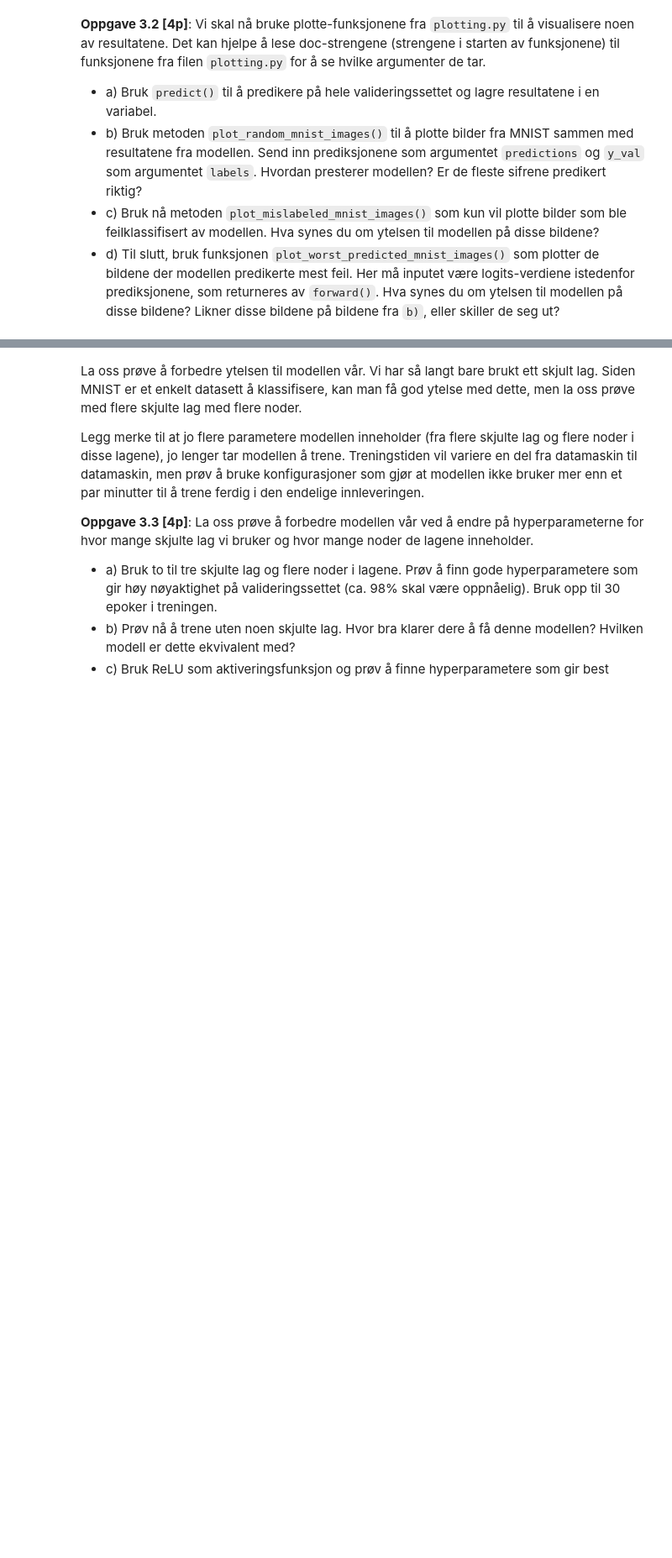
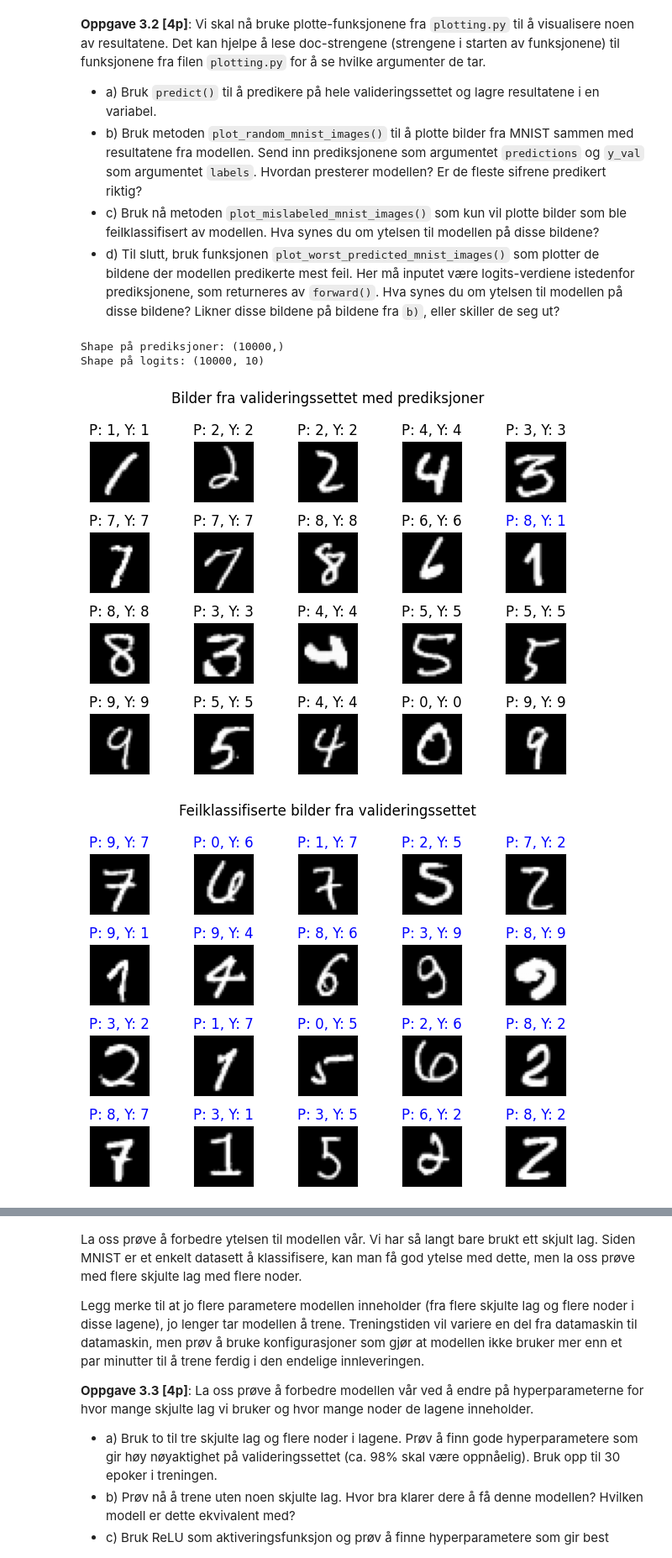
Before and after one commit to philipfleischer/ML-AI, a Jupyter notebook: oblig2b/oblig2b.ipynb, the cells around one changed output, grey strips where cells are left out. Shown at 84% size. Cells and saved outputs as stored; diff of their text form; code cells hidden in the pictures; blank space fills up the shorter version.

```diff
--- a/oblig2b/oblig2b.ipynb
+++ b/oblig2b/oblig2b.ipynb
@@ -899,4 +945,57 @@ if implemented:  # Example call (the `if implemented` part can be removed when e
 - c) Bruk nå metoden `plot_mislabeled_mnist_images()` som kun vil plotte bilder som ble feilklassifisert av modellen. Hva synes du om ytelsen til modellen på disse bildene?
 - d) Til slutt, bruk funksjonen `plot_worst_predicted_mnist_images()` som plotter de bildene der modellen predikerte mest feil. Her må inputet være logits-verdiene istedenfor prediksjonene, som returneres av `forward()`. Hva synes du om ytelsen til modellen på disse bildene? Likner disse bildene på bildene fra `b)`, eller skiller de seg ut?
 # %%
-# Perform prediction and plotting
+# Oppgave 3.2 a)
+# Først bruker vi den ferdigtrente modellen til å predikere klasser for hele
+# valideringssettet. Funksjonen predict() returnrerer heltallsklasser, altså en
+# predikert klasse per bilde, som [7, 2, 1, 0, ...]
+val_predictions = neural_network.predict(x_val)
+
+# Funksjonen forward() returnerer outputverdiene fra siste lag, før softmax().
+val_logits = neural_network.forward(x_val)
+
+# Skriver ut shape for å kontrollere dimensjonene
+print("Shape på prediksjoner:", val_predictions.shape)
+print("Shape på logits:", val_logits.shape)
+
+# Oppgave 3.2 b)
+# Nå plottes de tilfeldige bildene fra valideringssettet, ved å sende inn
+# val_predictions for å vise prediksjonene og y_val slik at korrekt klasse vises.
+plot_random_mnist_images(
+    images=x_val,
+    predictions=val_predictions,
+    labels=y_val,
+    n_random=20,
+    n_cols=5,
+    title="Bilder fra valideringssettet med prediksjoner"
+)
+
+# Oppgave 3.2 c)
+# Her plottes bildene som ble klassifisert feil, siden vi dermed kan se
+# hvilke type sifre modellen sliter med å klasifisere.
+# Vi antar at dette vil være uklare, skjeve og sifre som ligner på andre sifre.
+plot_mislabeled_mnist_images(
+    images=x_val,
+    predictions=val_predictions,
+    labels=y_val,
+    n_random=20,
+    n_cols=5,
+    title="Feilklassifiserte bilder fra valideringssettet",
+)
+
+# Oppgave 3.2 d)
+# Her plottes de verte prediksjonene modellen utførte. Denne funksjonen trenger
+# logits og ikke ferdige prediksjoner.
+plot_worst_predicted_mnist_images(
+    images=x_val,
+    logits=val_logits,
+    labels=y_val,
+    n_images=20,
+    n_cols=5,
+    title="Bilder modellen predikerer dårligst"
+)
+# %% [output]
+Shape på prediksjoner: (10000,)
+Shape på logits: (10000, 10)
+[figure, added]
+[figure, added]
```
Also changed, not shown: parts of 13 cells of this notebook.
